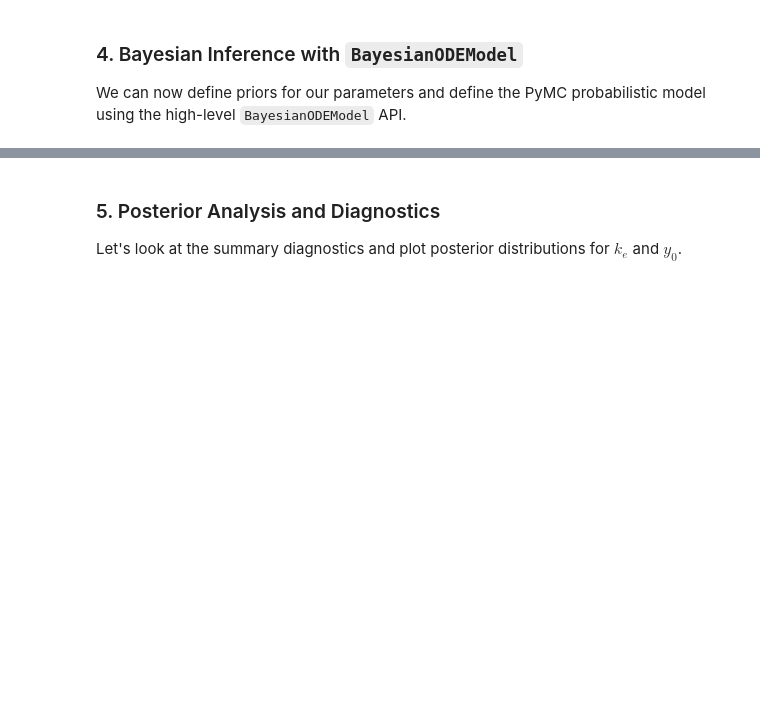
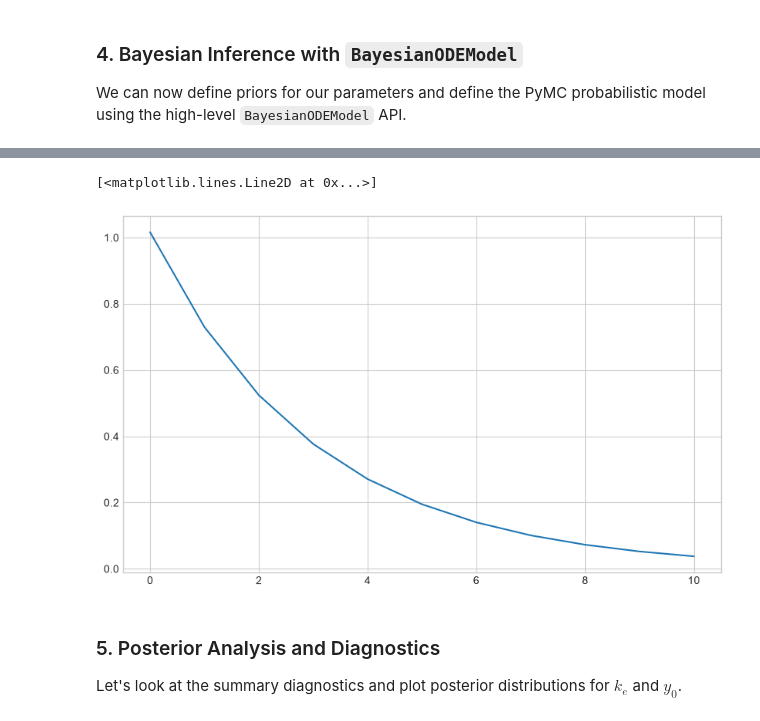
Before and after one commit to USEPA/PyMCSimMod, a Jupyter notebook: docs/notebooks/pymc_ode_inference.ipynb, the cells around one changed output, grey strips where cells are left out. Drawn from its saved outputs; the diff is of its cells as text; code cells hidden in the pictures; blank space fills up the shorter version.

```diff
--- a/docs/notebooks/pymc_ode_inference.ipynb
+++ b/docs/notebooks/pymc_ode_inference.ipynb
@@ -98,6 +98,7 @@ with pm.Model() as pm_model:
 
     # Observational noise prior and likelihood
     sigma = pm.HalfNormal("sigma", sigma=0.1)
+    pm.Deterministic("A_pred", predictions)
     pm.Normal("obs", mu=predictions, sigma=sigma, observed=observed_data)
 
     # Sample the model
@@ -106,6 +107,11 @@ with pm.Model() as pm_model:
 NUTS[nutpie]: [ke, y0, sigma]
 [interactive output not drawn]
 [interactive output not drawn]
+# %%
+plt.plot(idata.posterior.A_pred.mean(dim=["chain", "draw"]))
+# %% [output]
+[<matplotlib.lines.Line2D at 0x...>]
+[figure, added]
 # %% [markdown]
 ### 5. Posterior Analysis and Diagnostics
 
```
Also changed, not shown: 8 other files.
